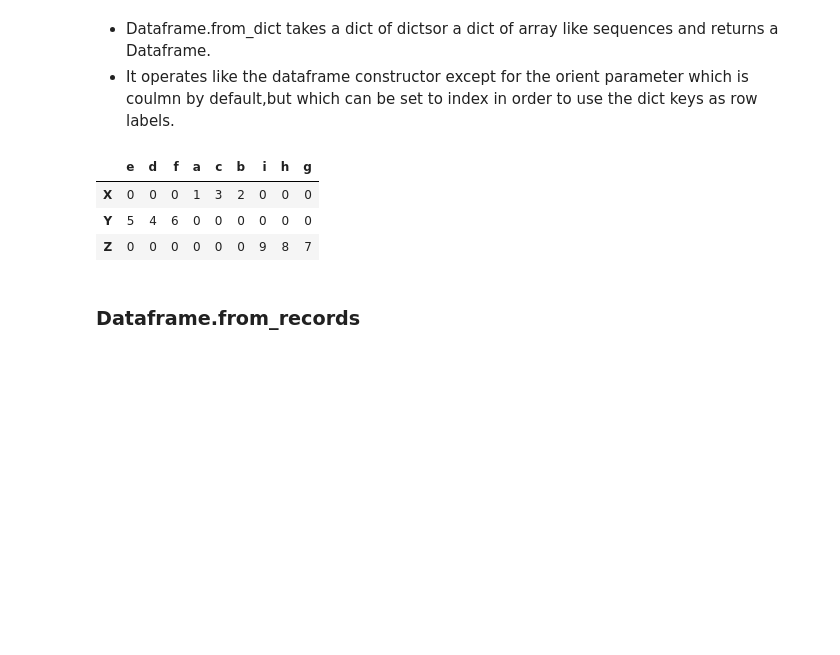
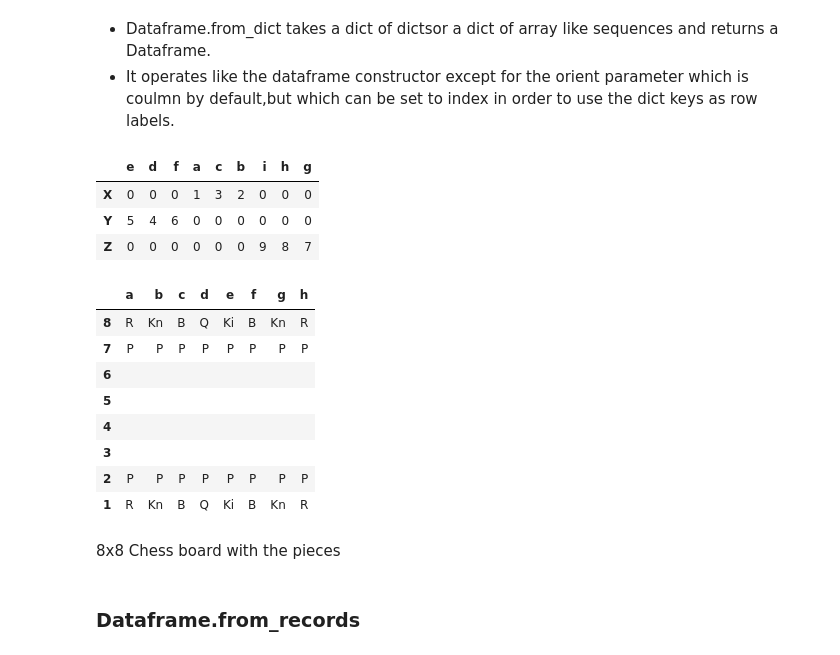
Before and after one commit to SorrenJ/Week1-Introduction_to_Python, a Jupyter notebook: Copy_of_Copy_of_Copy_of_Introduction_to_Python.ipynb, the cells around one changed output. Cells and saved outputs as stored; diff of their text form; code cells hidden in the pictures; blank space fills up the shorter version.

```diff
--- a/Copy_of_Copy_of_Copy_of_Introduction_to_Python.ipynb
+++ b/Copy_of_Copy_of_Copy_of_Introduction_to_Python.ipynb
@@ -1825,6 +1888,23 @@ df
 | X | 0 | 0 | 0 | 1 | 3 | 2 | 0 | 0 | 0 |
 | Y | 5 | 4 | 6 | 0 | 0 | 0 | 0 | 0 | 0 |
 | Z | 0 | 0 | 0 | 0 | 0 | 0 | 9 | 8 | 7 |
+# %%
+data = {"8": {'a': 'R', 'b': 'Kn', 'c': 'B', 'd': 'Q', 'e': 'Ki', 'f': 'B', 'g': 'Kn', 'h': 'R'}, "7": {'a': 'P', 'b': 'P', 'c': 'P', 'd': 'P', 'e': 'P', 'f': 'P', 'g': 'P', 'h': 'P'}, "6": {'a': ''}, "5": {'a':''}, "4": {'a':'' }, "3":{'a':''}, "2": {'a': 'P', 'b': 'P', 'c': 'P', 'd': 'P', 'e': 'P', 'f': 'P', 'g': 'P', 'h': 'P'}, "1": {'a': 'R', 'b': 'Kn', 'c': 'B', 'd': 'Q', 'e': 'Ki', 'f': 'B', 'g': 'Kn', 'h': 'R'}}
+
+df = pd.DataFrame.from_dict(data, orient="index").fillna("").astype(str)
+df
+# %% [output]
+|  | a | b | c | d | e | f | g | h |
+| 8 | R | Kn | B | Q | Ki | B | Kn | R |
+| 7 | P | P | P | P | P | P | P | P |
+| 6 |  |  |  |  |  |  |  |  |
+| 5 |  |  |  |  |  |  |  |  |
+| 4 |  |  |  |  |  |  |  |  |
+| 3 |  |  |  |  |  |  |  |  |
+| 2 | P | P | P | P | P | P | P | P |
+| 1 | R | Kn | B | Q | Ki | B | Kn | R |
+# %% [markdown]
+8x8 Chess board with the pieces
 # %% [markdown]
 ### Dataframe.from_records
 # %% [markdown]
```
Also changed, not shown: parts of 13 cells of this notebook.
